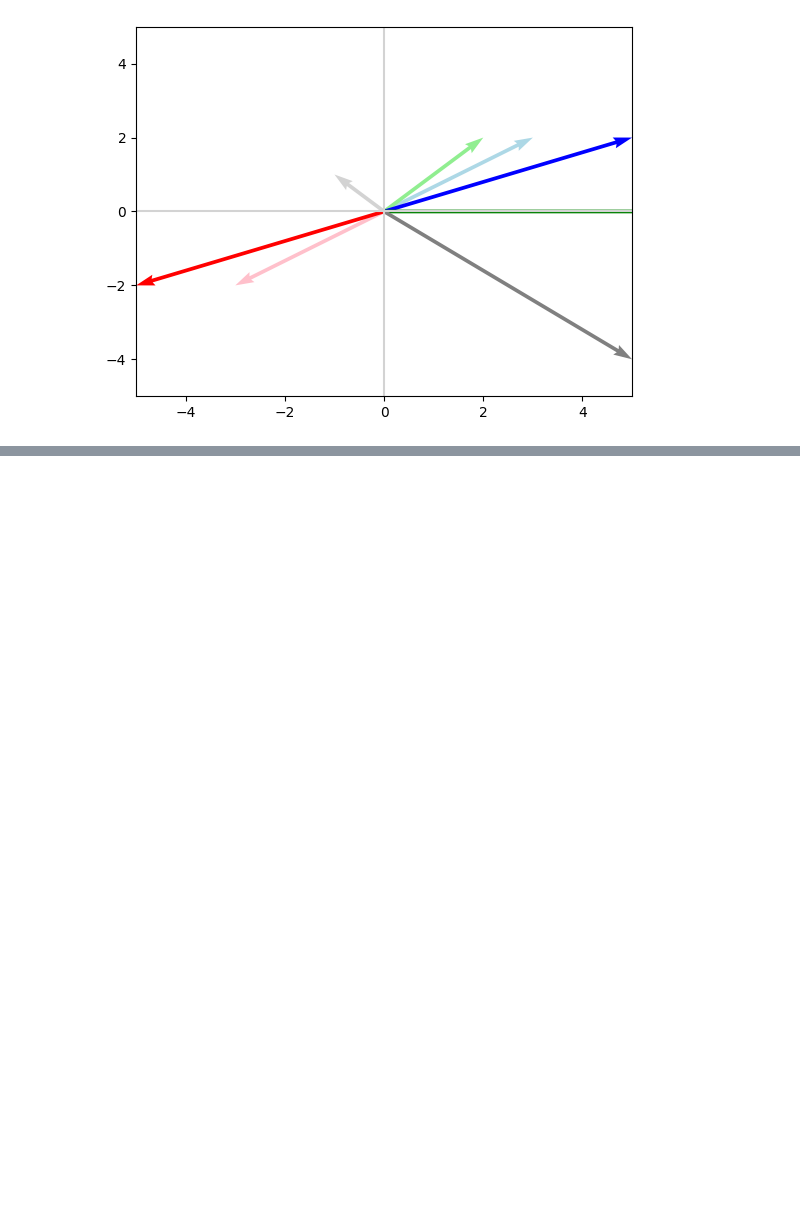
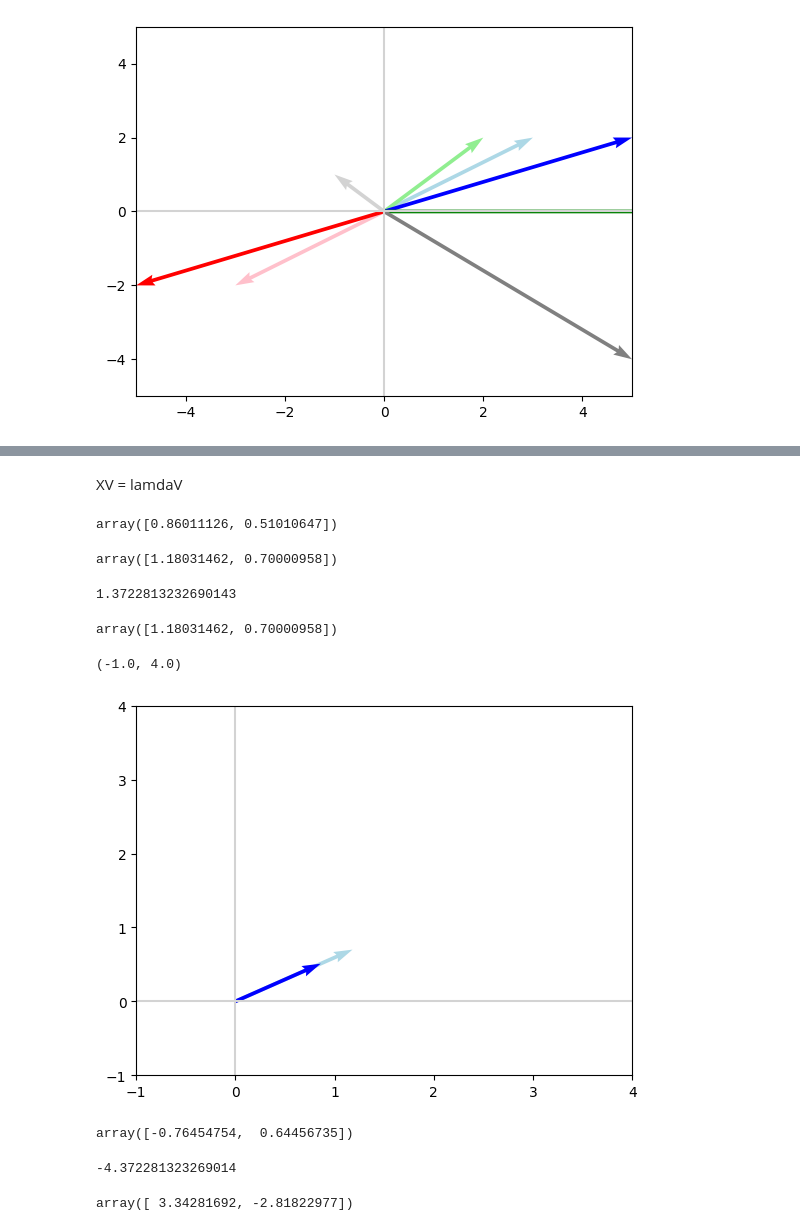
Before and after one commit to Krisho1/Machine-Learning-Foundations-Math-Probability-Statistics-and-Computer-Science-Python-Codes-, a Jupyter notebook: Linerar_Algebra_II_.ipynb, the cells around one changed output, grey strips where cells are left out. Saved outputs shown, nothing was run; the diff lists cells and outputs as text; code cells hidden in the pictures; blank space fills up the shorter version.

```diff
--- a/Linerar_Algebra_II_.ipynb
+++ b/Linerar_Algebra_II_.ipynb
@@ -131,0 +134,2 @@ plt.ylim(-5,5)
+# %%
+lamdas, V = np.linalg.eig(X)
@@ -131,0 +145,43 @@ plt.ylim(-5,5)
+# %% [markdown]
+XV = lamdaV
+# %%
+v_eigen = V[:,0]
+v_eigen
+# %% [output]
+array([0.86011126, 0.51010647])
+# %%
+Xv_eigen = np.dot(X,v_eigen)
+Xv_eigen
+# %% [output]
+array([1.18031462, 0.70000958])
+# %%
+lamduh = lamdas[0]
+lamduh
+# %% [output]
+1.3722813232690143
+# %%
+lamduh*v_eigen
+# %% [output]
+array([1.18031462, 0.70000958])
+# %%
+plot_vectors([Xv_eigen,v_eigen],['lightblue','blue'])
+plt.xlim(-1,4)
+plt.ylim(-1,4)
+# %% [output]
+(-1.0, 4.0)
+[figure, added]
+# %%
+v_eigen1 = V[:,1]
+v_eigen1
+# %% [output]
+array([-0.76454754,  0.64456735])
+# %%
+lamduh1 = lamdas[1]
+lamduh1
+# %% [output]
+-4.372281323269014
+# %%
+Xv_eigen1 = np.dot(X,v_eigen1)
+Xv_eigen1
+# %% [output]
+array([ 3.34281692, -2.81822977])
```
Also changed, not shown: parts of 14 cells of this notebook.
